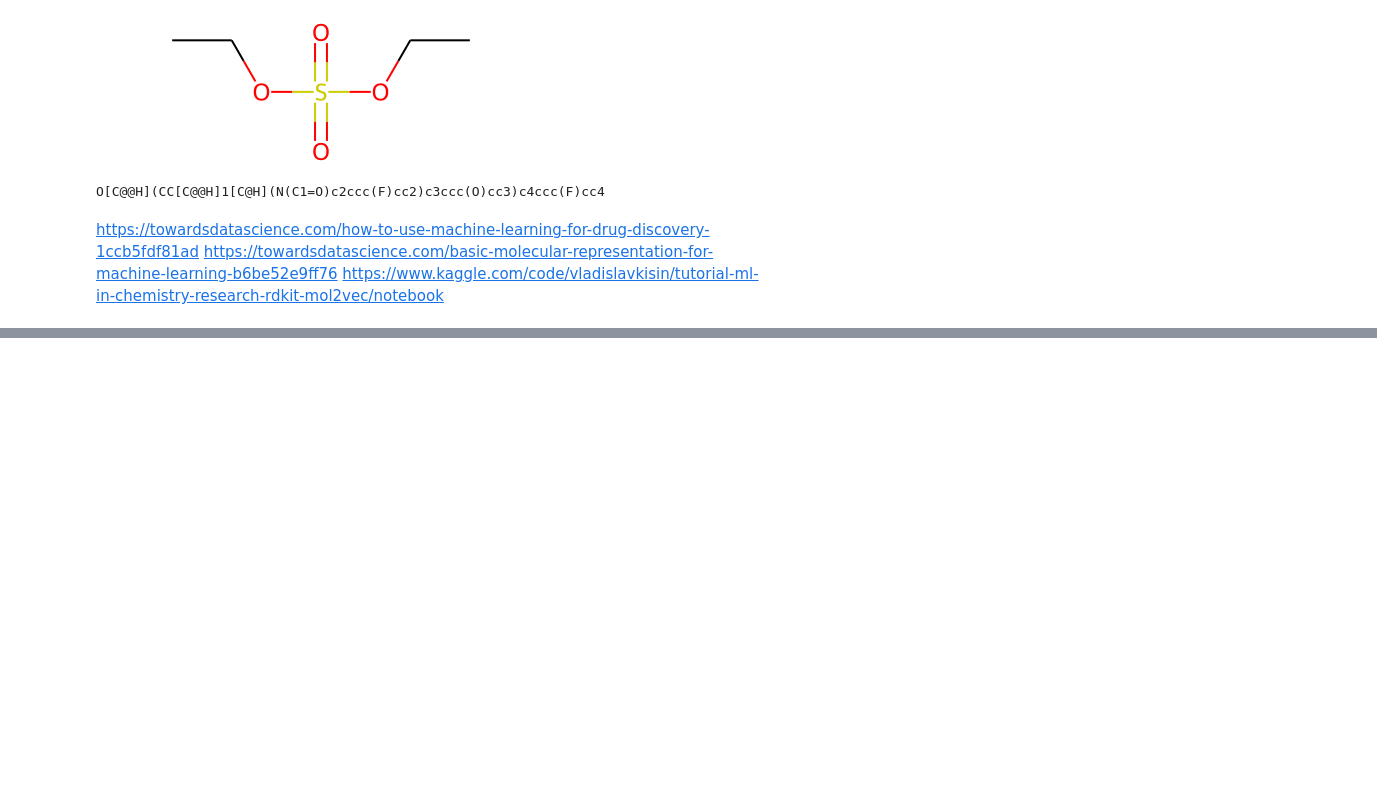
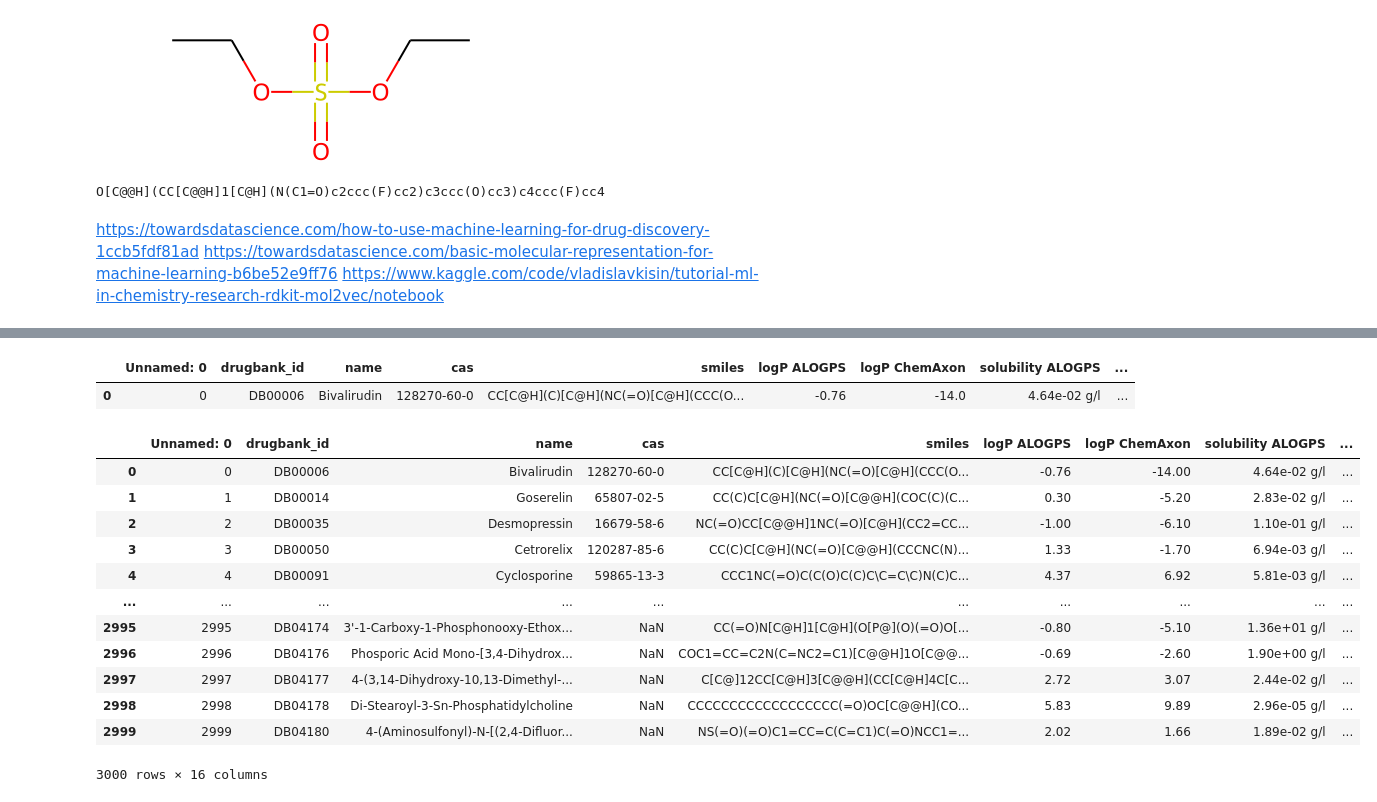
Before and after one commit to mdrazak2001/AdverseDrugReactions, a Jupyter notebook: ai.ipynb, the cells around one changed output, grey strips where cells are left out. Drawn from its saved outputs; the diff is of its cells as text; code cells hidden in the pictures; blank space fills up the shorter version.

Commit message:
Added drugbank ddi dataset

```diff
--- a/ai.ipynb
+++ b/ai.ipynb
@@ -90,0 +69,2 @@ https://www.kaggle.com/code/vladislavkisin/tutorial-ml-in-chemistry-research-rdk
+# %%
+all_drugs = pd.read_csv('https://raw.githubusercontent.com/choderalab/nano-drugbank/master/df_drugbank_smiles.csv')
@@ -90,0 +125,22 @@ https://www.kaggle.com/code/vladislavkisin/tutorial-ml-in-chemistry-research-rdk
+# %%
+all_drugs[all_drugs['drugbank_id'] == 'DB00006']
+# %% [output]
+|  | Unnamed: 0 | drugbank_id | name | cas | smiles | logP ALOGPS | logP ChemAxon | solubility ALOGPS | ... |
+| 0 | 0 | DB00006 | Bivalirudin | 128270-60-0 | CC[C@H](C)[C@H](NC(=O)[C@H](CCC(O... | -0.76 | -14.0 | 4.64e-02 g/l | ... |
+# %%
+all_drugs.head(3000)
+# all_drugs.info()
+# %% [output]
+|  | Unnamed: 0 | drugbank_id | name | cas | smiles | logP ALOGPS | logP ChemAxon | solubility ALOGPS | ... |
+| 0 | 0 | DB00006 | Bivalirudin | 128270-60-0 | CC[C@H](C)[C@H](NC(=O)[C@H](CCC(O... | -0.76 | -14.00 | 4.64e-02 g/l | ... |
+| 1 | 1 | DB00014 | Goserelin | 65807-02-5 | CC(C)C[C@H](NC(=O)[C@@H](COC(C)(C... | 0.30 | -5.20 | 2.83e-02 g/l | ... |
+| 2 | 2 | DB00035 | Desmopressin | 16679-58-6 | NC(=O)CC[C@@H]1NC(=O)[C@H](CC2=CC... | -1.00 | -6.10 | 1.10e-01 g/l | ... |
+| 3 | 3 | DB00050 | Cetrorelix | 120287-85-6 | CC(C)C[C@H](NC(=O)[C@@H](CCCNC(N)... | 1.33 | -1.70 | 6.94e-03 g/l | ... |
+| 4 | 4 | DB00091 | Cyclosporine | 59865-13-3 | CCC1NC(=O)C(C(O)C(C)C\C=C\C)N(C)C... | 4.37 | 6.92 | 5.81e-03 g/l | ... |
+| ... | ... | ... | ... | ... | ... | ... | ... | ... | ... |
+| 2995 | 2995 | DB04174 | 3'-1-Carboxy-1-Phosphonooxy-Ethox... | NaN | CC(=O)N[C@H]1[C@H](O[P@](O)(=O)O[... | -0.80 | -5.10 | 1.36e+01 g/l | ... |
+| 2996 | 2996 | DB04176 | Phosporic Acid Mono-[3,4-Dihydrox... | NaN | COC1=CC=C2N(C=NC2=C1)[C@@H]1O[C@@... | -0.69 | -2.60 | 1.90e+00 g/l | ... |
+| 2997 | 2997 | DB04177 | 4-(3,14-Dihydroxy-10,13-Dimethyl-... | NaN | C[C@]12CC[C@H]3[C@@H](CC[C@H]4C[C... | 2.72 | 3.07 | 2.44e-02 g/l | ... |
+| 2998 | 2998 | DB04178 | Di-Stearoyl-3-Sn-Phosphatidylcholine | NaN | CCCCCCCCCCCCCCCCCC(=O)OC[C@@H](CO... | 5.83 | 9.89 | 2.96e-05 g/l | ... |
+| 2999 | 2999 | DB04180 | 4-(Aminosulfonyl)-N-[(2,4-Difluor... | NaN | NS(=O)(=O)C1=CC=C(C=C1)C(=O)NCC1=... | 2.02 | 1.66 | 1.89e-02 g/l | ... |
+3000 rows × 16 columns
```
Also changed, not shown: parts of 14 cells of this notebook, 4 other files.
